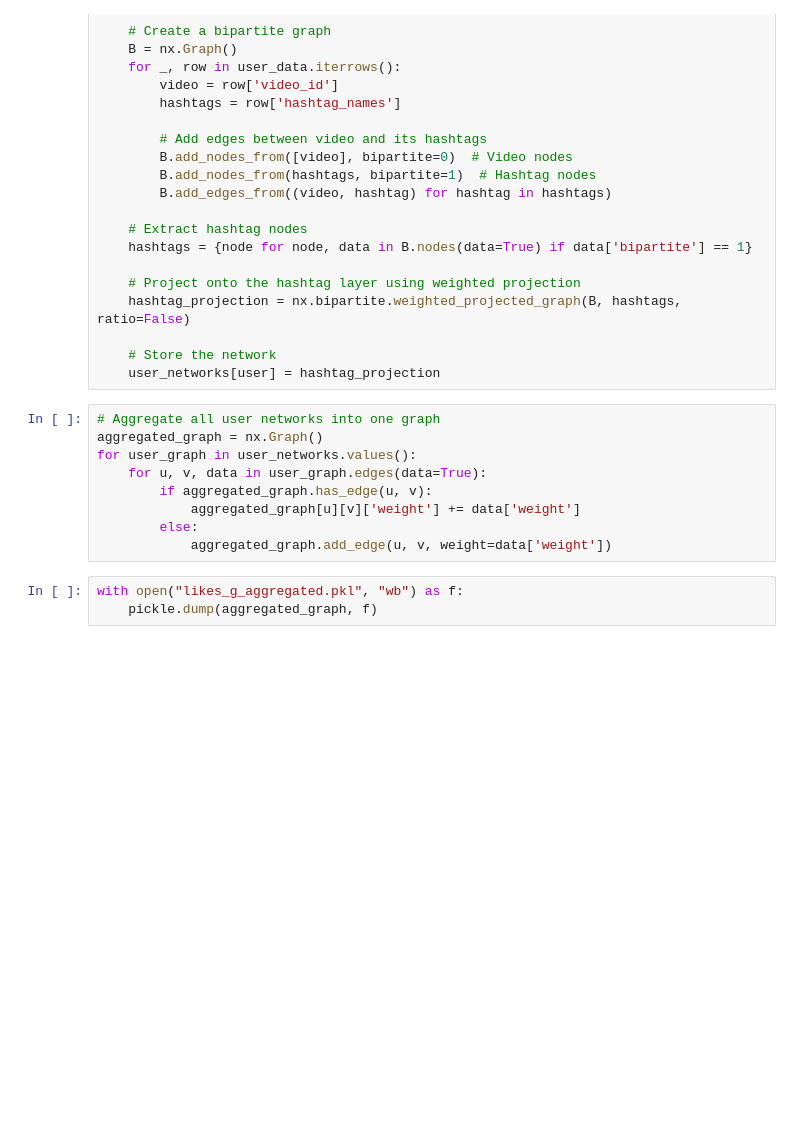
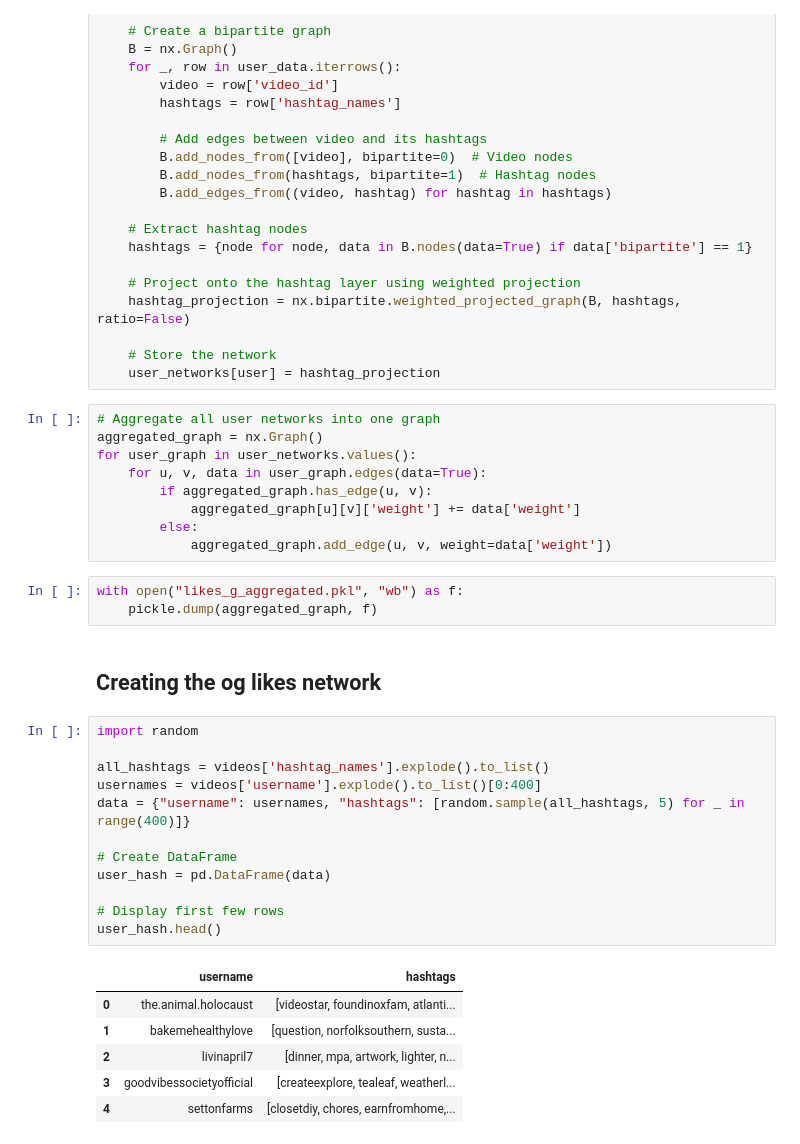
Before and after one commit to jbij/Bachelor, a Jupyter notebook: likes_network.ipynb, the cells around one changed output. Saved outputs shown, nothing was run; the diff lists cells and outputs as text; blank space fills up the shorter version.

```diff
--- a/likes_network.ipynb
+++ b/likes_network.ipynb
@@ -79,3 +80,24 @@ for user_graph in user_networks.values():
 # %%
 with open("likes_g_aggregated.pkl", "wb") as f:
     pickle.dump(aggregated_graph, f)
+# %% [markdown]
+## Creating the og likes network
+# %%
+import random
+
+all_hashtags = videos['hashtag_names'].explode().to_list()
+usernames = videos['username'].explode().to_list()[0:400]
+data = {"username": usernames, "hashtags": [random.sample(all_hashtags, 5) for _ in range(400)]}
+
+# Create DataFrame
+user_hash = pd.DataFrame(data)
+
+# Display first few rows
+user_hash.head()
+# %% [output]
+|  | username | hashtags |
+| 0 | the.animal.holocaust | [videostar, foundinoxfam, atlanti... |
+| 1 | bakemehealthylove | [question, norfolksouthern, susta... |
+| 2 | livinapril7 | [dinner, mpa, artwork, lighter, n... |
+| 3 | goodvibessocietyofficial | [createexplore, tealeaf, weatherl... |
+| 4 | settonfarms | [closetdiy, chores, earnfromhome,... |
```
Also changed, not shown: parts of 5 cells of this notebook, 3 other files.
